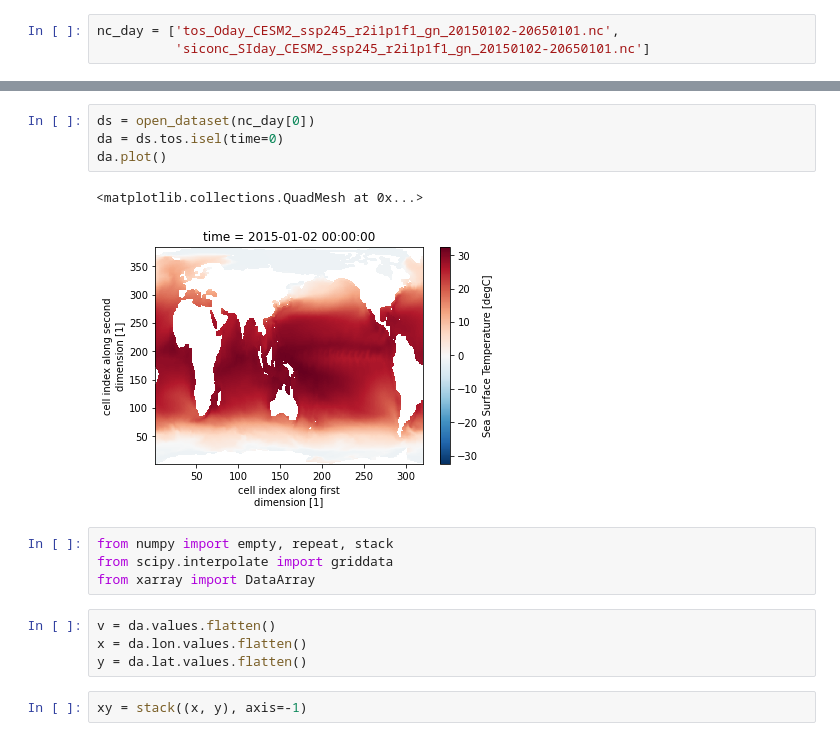
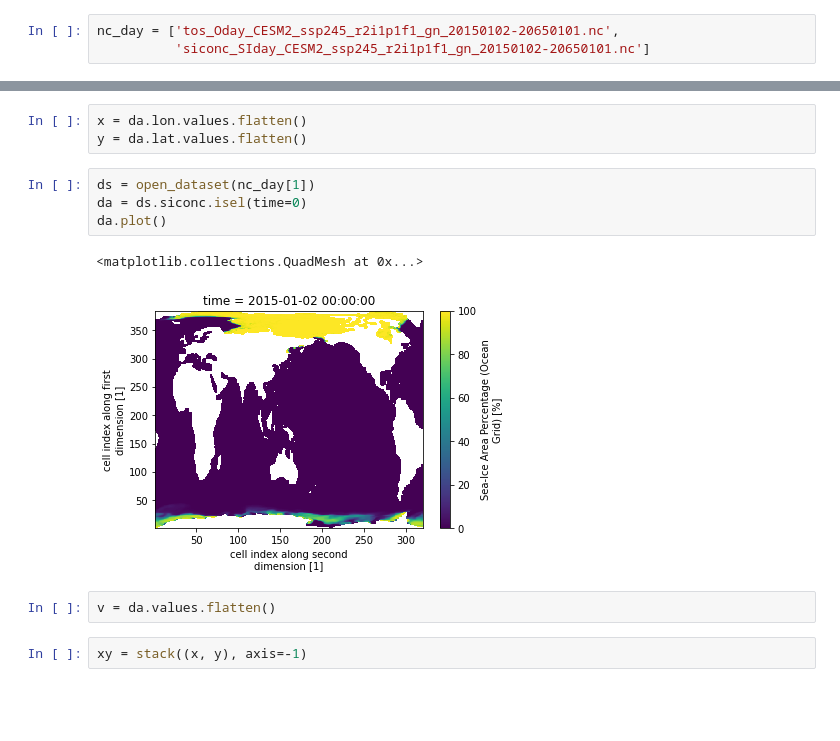
Before and after one commit to geosciz/nc2im_cesm2, a Jupyter notebook: learn_data.ipynb, the cells around one changed output, grey strips where cells are left out. Drawn from its saved outputs; the diff is of its cells as text; blank space fills up the shorter version.

```diff
--- a/learn_data.ipynb
+++ b/learn_data.ipynb
@@ -17,18 +27,15 @@ nc_day = ['tos_Oday_CESM2_ssp245_r2i1p1f1_gn_20150102-20650101.nc',
+# %%
+x = da.lon.values.flatten()
+y = da.lat.values.flatten()
 # %%
-ds = open_dataset(nc_day[0])
-da = ds.tos.isel(time=0)
+ds = open_dataset(nc_day[1])
+da = ds.siconc.isel(time=0)
 da.plot()
 # %% [output]
 <matplotlib.collections.QuadMesh at 0x...>
-[figure, old version]
+[figure, new version]
-# %%
-from numpy import empty, repeat, stack
-from scipy.interpolate import griddata
-from xarray import DataArray
-# %%
-v = da.values.flatten()
-x = da.lon.values.flatten()
-y = da.lat.values.flatten()
+# %%
+v = da.values.flatten()
 # %%
 xy = stack((x, y), axis=-1)
 # %%
```
Also changed, not shown: parts of 3 cells of this notebook, 1 other file.
